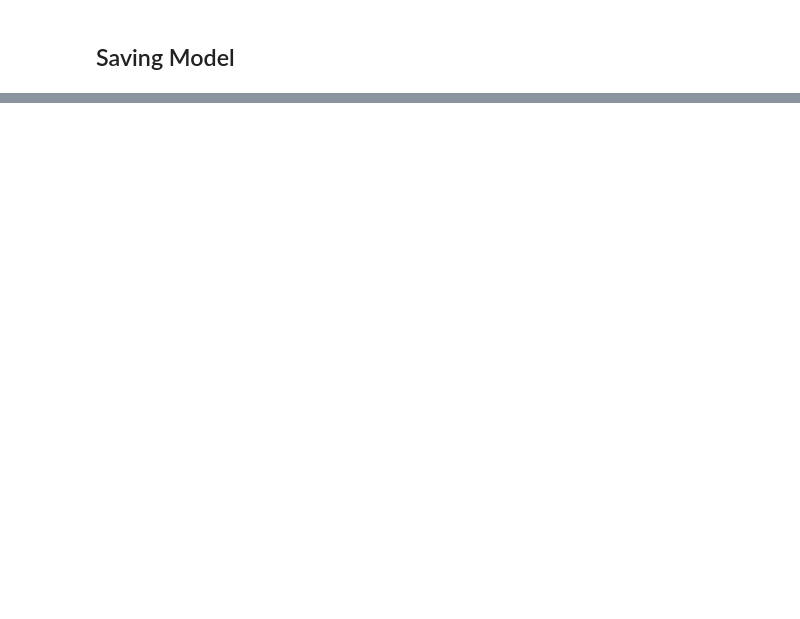
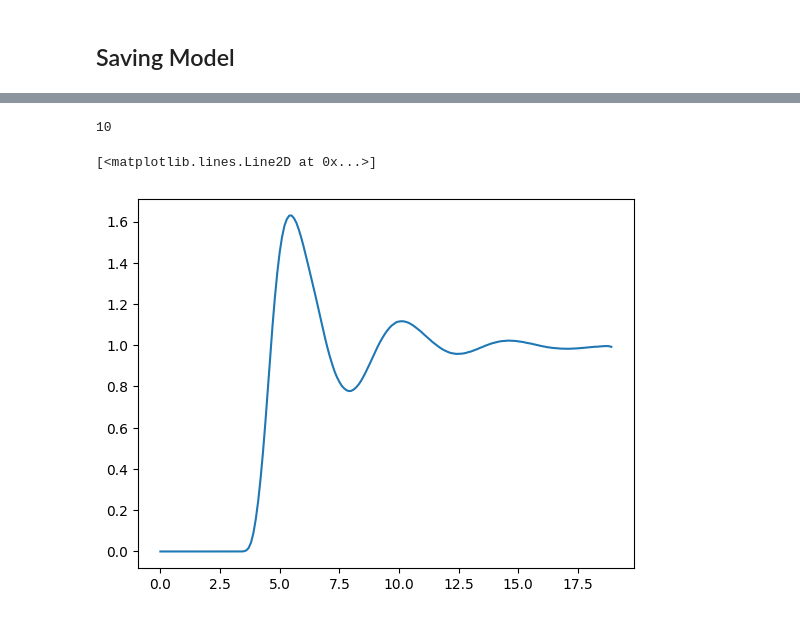
Before and after one commit to JuKoWi/conc2RDF, a Jupyter notebook: src/quickstart.ipynb, the cells around one changed output, grey strips where cells are left out. Cells and saved outputs as stored; diff of their text form; code cells hidden in the pictures; blank space fills up the shorter version.

```diff
--- a/src/quickstart.ipynb
+++ b/src/quickstart.ipynb
@@ -79,0 +111,12 @@ model.save_model()
+# %%
+len(newset.inputs)
+# %% [output]
+10
+# %%
+conc = 42.0
+
+rdf_pred = model(torch.Tensor([conc]))
+plt.plot(newset.rvalues*10, rdf_pred.detach().numpy(), label="Predicted")
+# %% [output]
+[<matplotlib.lines.Line2D at 0x...>]
+[figure, added]
```
Also changed, not shown: parts of 9 cells of this notebook, 11 other files.
